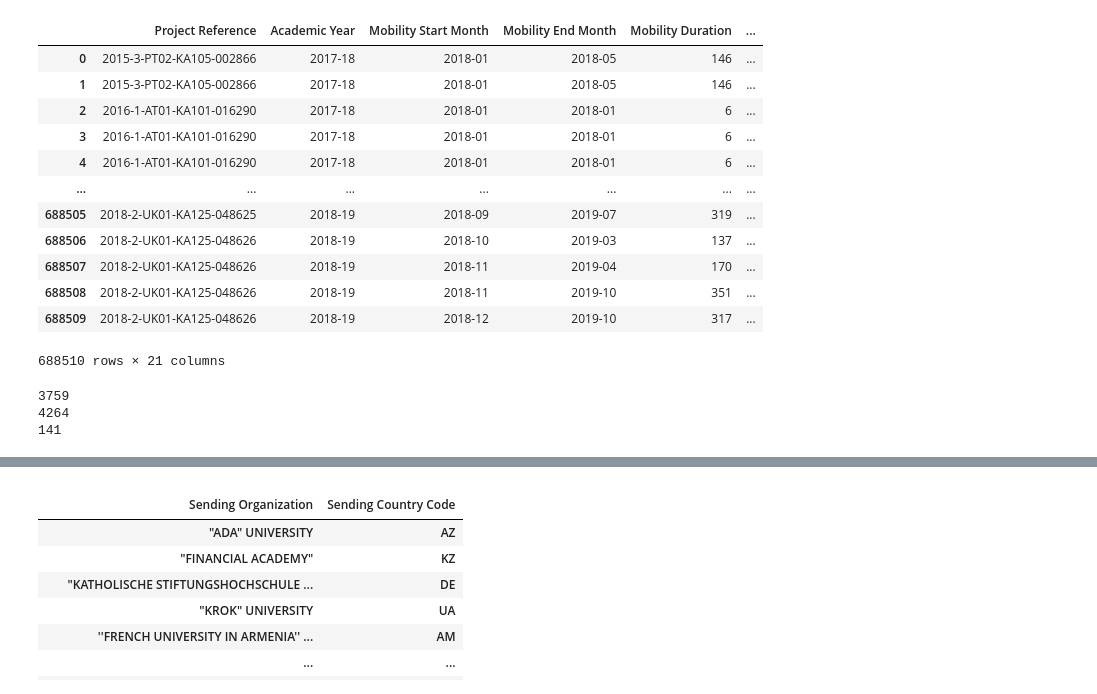
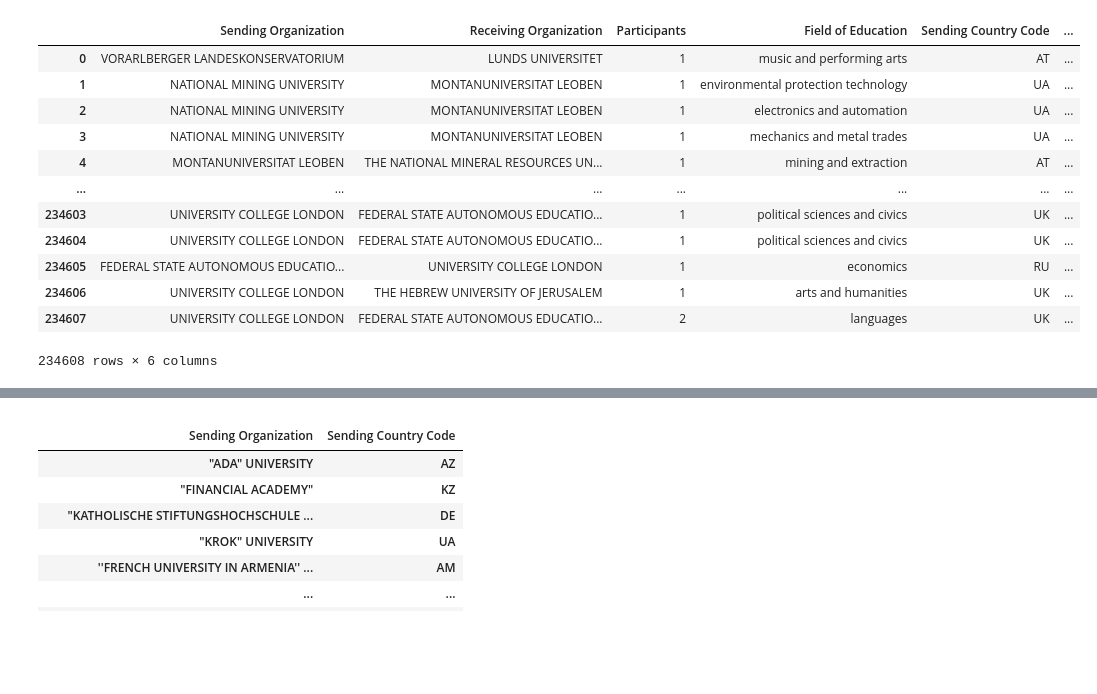
Before and after one commit to FilippoBragato/ErasmusMobilityStudy, a Jupyter notebook: ErasmusForStudy_Network.ipynb, the cells around one changed output, grey strips where cells are left out. Cells and saved outputs as stored; diff of their text form; code cells hidden in the pictures; blank space fills up the shorter version.

```diff
--- a/ErasmusForStudy_Network.ipynb
+++ b/ErasmusForStudy_Network.ipynb
@@ -14,6 +11,5 @@ reply.encoding = 'utf-8'
 # %%
-csv_data = reply.text
-df = pd.read_csv(StringIO(csv_data), sep=';',low_memory=False, header=0)
-for i, name in enumerate(df.columns):
+mobility_df = pd.read_csv('erasmus_data_clean.csv', sep=';',low_memory=False, header=0)
+for i, name in enumerate(mobility_df.columns):
     print(i, name)
 # %% [output]
@@ -37,33 +24,17 @@ for i, name in enumerate(df.columns):
 # %%
-pd.options.display.max_columns=21
-df
+mobility_df
 # %% [output]
-|  | Project Reference | Academic Year | Mobility Start Month | Mobility End Month | Mobility Duration | ... |
-| 0 | 2015-3-PT02-KA105-002866 | 2017-18 | 2018-01 | 2018-05 | 146 | ... |
-| 1 | 2015-3-PT02-KA105-002866 | 2017-18 | 2018-01 | 2018-05 | 146 | ... |
-| 2 | 2016-1-AT01-KA101-016290 | 2017-18 | 2018-01 | 2018-01 | 6 | ... |
-| 3 | 2016-1-AT01-KA101-016290 | 2017-18 | 2018-01 | 2018-01 | 6 | ... |
-| 4 | 2016-1-AT01-KA101-016290 | 2017-18 | 2018-01 | 2018-01 | 6 | ... |
+|  | Sending Organization | Receiving Organization | Participants | Field of Education | Sending Country Code | ... |
+| 0 | VORARLBERGER LANDESKONSERVATORIUM | LUNDS UNIVERSITET | 1 | music and performing arts | AT | ... |
+| 1 | NATIONAL MINING UNIVERSITY | MONTANUNIVERSITAT LEOBEN | 1 | environmental protection technology | UA | ... |
+| 2 | NATIONAL MINING UNIVERSITY | MONTANUNIVERSITAT LEOBEN | 1 | electronics and automation | UA | ... |
+| 3 | NATIONAL MINING UNIVERSITY | MONTANUNIVERSITAT LEOBEN | 1 | mechanics and metal trades | UA | ... |
+| 4 | MONTANUNIVERSITAT LEOBEN | THE NATIONAL MINERAL RESOURCES UN... | 1 | mining and extraction | AT | ... |
 | ... | ... | ... | ... | ... | ... | ... |
-| 688505 | 2018-2-UK01-KA125-048625 | 2018-19 | 2018-09 | 2019-07 | 319 | ... |
-| 688506 | 2018-2-UK01-KA125-048626 | 2018-19 | 2018-10 | 2019-03 | 137 | ... |
-| 688507 | 2018-2-UK01-KA125-048626 | 2018-19 | 2018-11 | 2019-04 | 170 | ... |
-| 688508 | 2018-2-UK01-KA125-048626 | 2018-19 | 2018-11 | 2019-10 | 351 | ... |
-| 688509 | 2018-2-UK01-KA125-048626 | 2018-19 | 2018-12 | 2019-10 | 317 | ... |
+| 234603 | UNIVERSITY COLLEGE LONDON | FEDERAL STATE AUTONOMOUS EDUCATIO... | 1 | political sciences and civics | UK | ... |
+| 234604 | UNIVERSITY COLLEGE LONDON | FEDERAL STATE AUTONOMOUS EDUCATIO... | 1 | political sciences and civics | UK | ... |
+| 234605 | FEDERAL STATE AUTONOMOUS EDUCATIO... | UNIVERSITY COLLEGE LONDON | 1 | economics | RU | ... |
+| 234606 | UNIVERSITY COLLEGE LONDON | THE HEBREW UNIVERSITY OF JERUSALEM | 1 | arts and humanities | UK | ... |
+| 234607 | UNIVERSITY COLLEGE LONDON | FEDERAL STATE AUTONOMOUS EDUCATIO... | 2 | languages | UK | ... |
-688510 rows × 21 columns
+234608 rows × 6 columns
-# %%
-mobility_df = df[df[df.columns[10]]=='Learner']
-mobility_df = mobility_df[mobility_df['Activity (mob)'].str.contains('Student')]
-mobility_df = mobility_df[~mobility_df['Activity (mob)'].str.contains('traineeship')]
-# consideriamo solo l'anno accademico 2018/2019 o 2017/2018?
-# i numeri cambiano parecchio di anno in anno, è normale?
-#mobility_df = mobility_df[mobility_df['Academic Year'].str.contains('19')]
-mobility_df = mobility_df.loc[:, df.columns[np.array((16, 19, 20, 5, 14, 6))]]
-print((mobility_df['Receiving Organization'].nunique()))
-print((mobility_df['Sending Organization'].nunique()))
-print((mobility_df['Field of Education'].nunique()))
-# %% [output]
-3759
-4264
-141
 # %%
```
Also changed, not shown: parts of 19 cells of this notebook, 1 other file.
